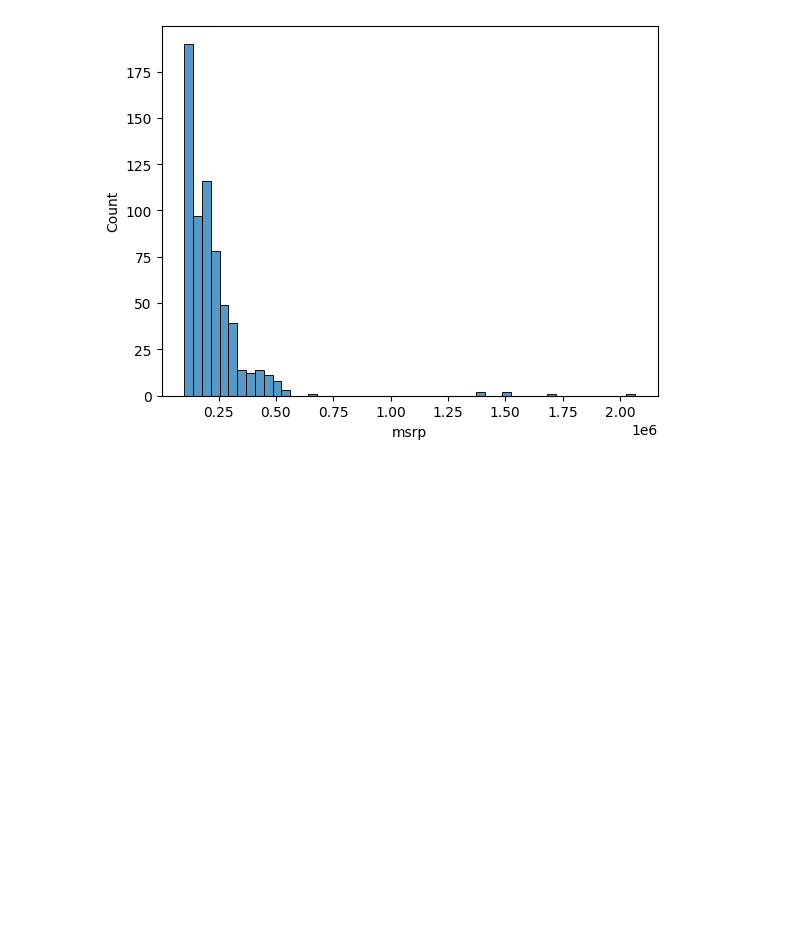
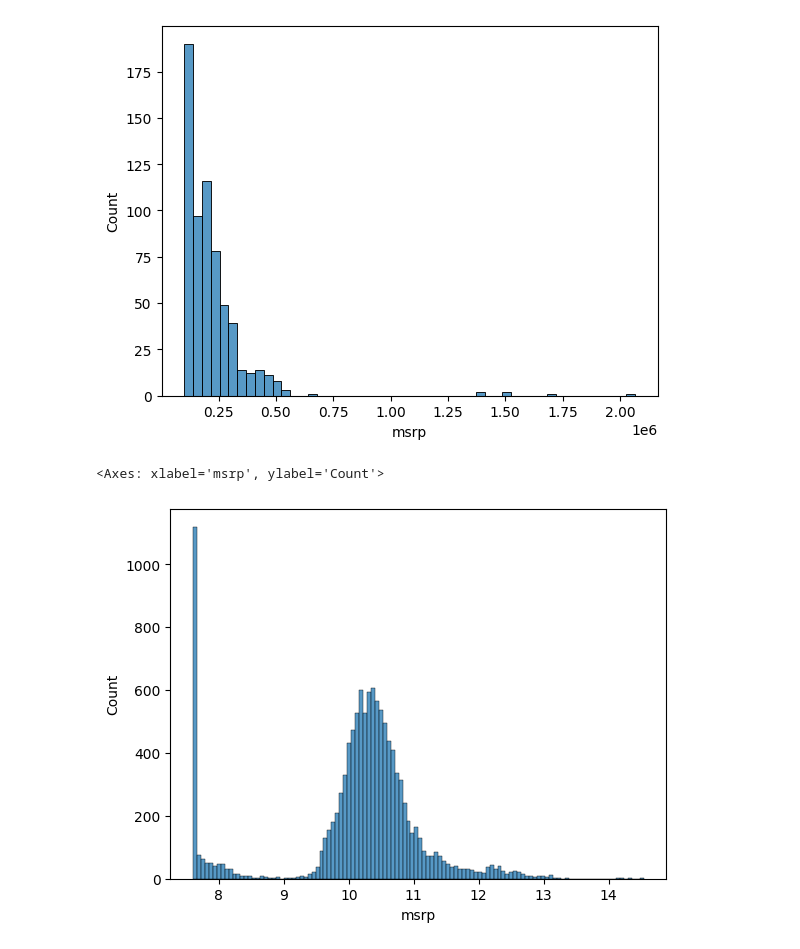
Before and after one commit to jackripmf/ML, a Jupyter notebook: car_price_predict/car_price.ipynb, the cells around one changed output. Cells and saved outputs as stored; diff of their text form; code cells hidden in the pictures; blank space fills up the shorter version.

```diff
--- a/car_price_predict/car_price.ipynb
+++ b/car_price_predict/car_price.ipynb
@@ -47,3 +47,9 @@ sns.histplot(df.msrp[df.msrp > 100000])
 # %% [output]
 <Axes: xlabel='msrp', ylabel='Count'>
 [figure]
+# %%
+log_price = np.log1p(df.msrp)
+sns.histplot(log_price)
+# %% [output]
+<Axes: xlabel='msrp', ylabel='Count'>
+[figure, added]
```
Also changed, not shown: parts of 4 cells of this notebook.
